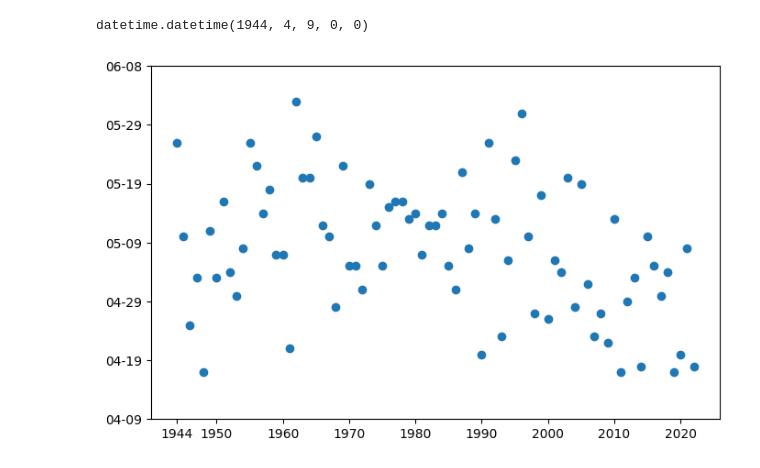
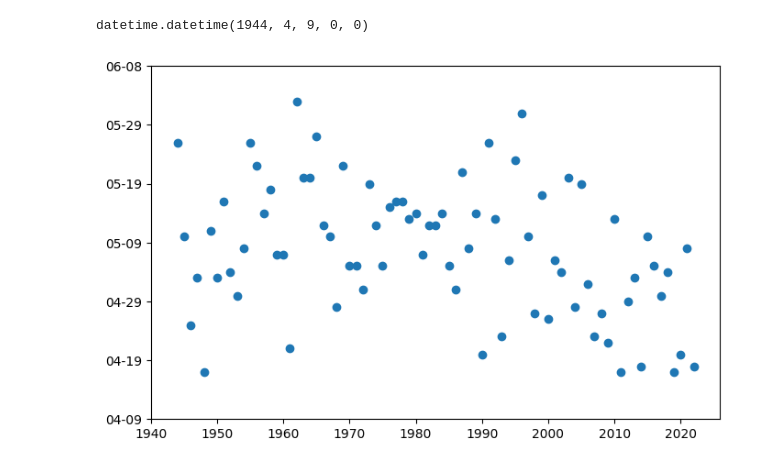
Before and after one commit to msteele919/projectwork, a Jupyter notebook: Olof_viz/first_summer_day.ipynb, the cells around one changed output. Saved outputs shown, nothing was run; the diff lists cells and outputs as text; code cells hidden in the pictures.

```diff
--- a/Olof_viz/first_summer_day.ipynb
+++ b/Olof_viz/first_summer_day.ipynb
@@ -209,10 +209,10 @@ for i in ticlist:
 # %%
 
 
 plt.figure(figsize=[8, 5])
 plt.scatter(x=years, y=dates)
 plt.yticks(ticks=ticlist, labels=datelist)
-plt.xticks(ticks=[1944, 1950, 1960, 1970, 1980, 1990, 2000, 2010, 2020])
+plt.xticks(ticks=[1940, 1950, 1960, 1970, 1980, 1990, 2000, 2010, 2020])
 plt.show()
 # %% [output]
-[figure, old version]
+[figure, new version]
```
Also changed, not shown: 3 other files.
